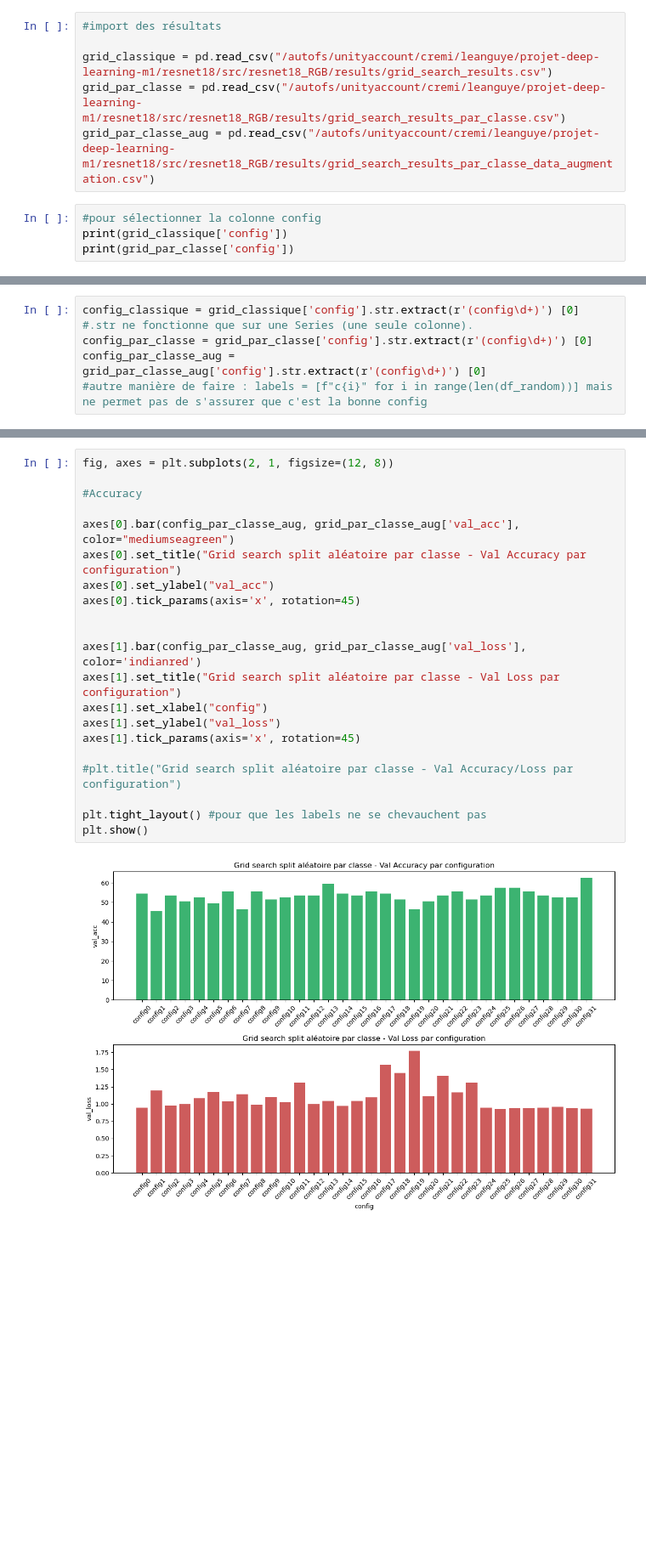
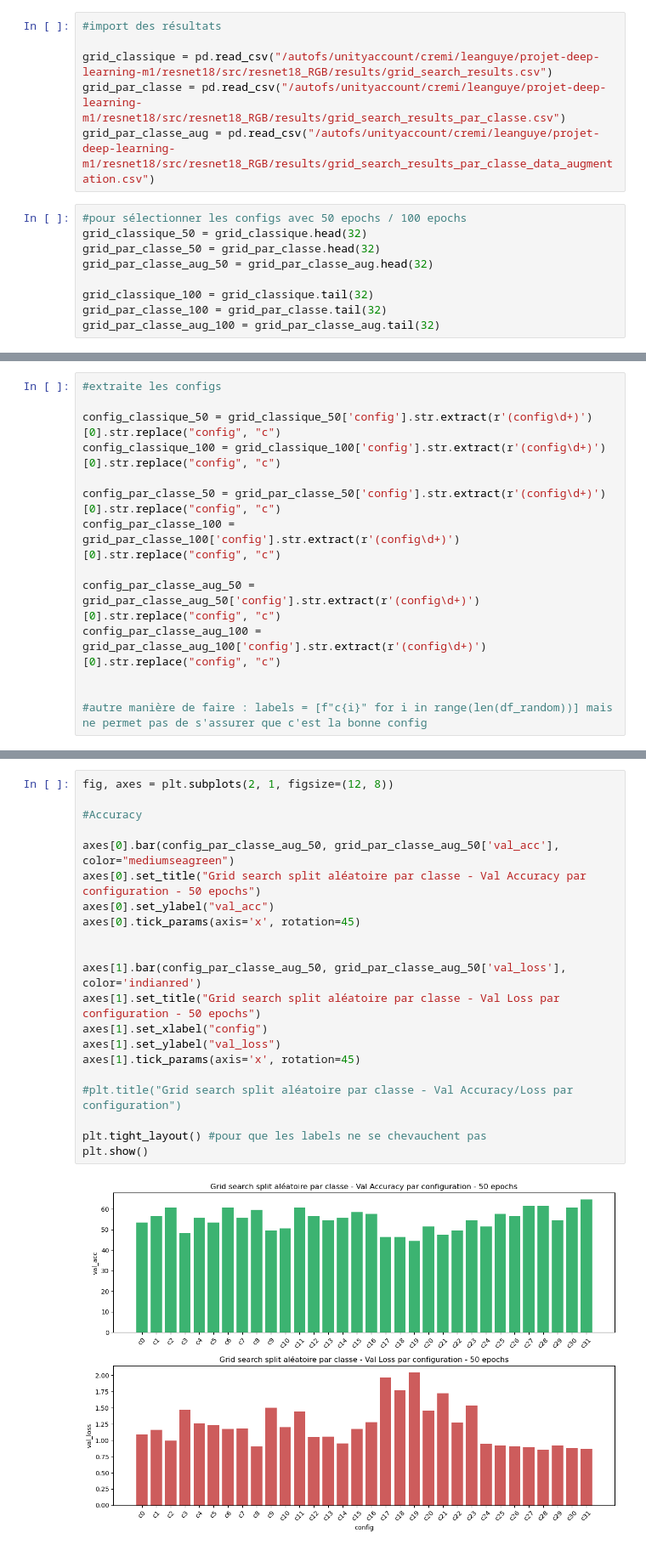
Before and after one commit to tinyhurricaneclarity/projet-deep-learning-m1, a Jupyter notebook: resnet18/src/resnet18_RGB/results/visualisation_grid_18_RGB.ipynb, the cells around one changed output, grey strips where cells are left out. Shown at 85% size. Cells and saved outputs as stored; diff of their text form; blank space fills up the shorter version.

Commit message:
visualisation

```diff
--- a/resnet18/src/resnet18_RGB/results/visualisation_grid_18_RGB.ipynb
+++ b/resnet18/src/resnet18_RGB/results/visualisation_grid_18_RGB.ipynb
@@ -12,6 +13,11 @@ grid_classique = pd.read_csv("/autofs/unityaccount/cremi/leanguye/projet-deep-le
 grid_par_classe = pd.read_csv("/autofs/unityaccount/cremi/leanguye/projet-deep-learning-m1/resnet18/src/resnet18_RGB/results/grid_search_results_par_classe.csv")
 grid_par_classe_aug = pd.read_csv("/autofs/unityaccount/cremi/leanguye/projet-deep-learning-m1/resnet18/src/resnet18_RGB/results/grid_search_results_par_classe_data_augmentation.csv")
 # %%
-#pour sélectionner la colonne config
-print(grid_classique['config'])
-print(grid_par_classe['config'])
+#pour sélectionner les configs avec 50 epochs / 100 epochs
+grid_classique_50 = grid_classique.head(32)
+grid_par_classe_50 = grid_par_classe.head(32)
+grid_par_classe_aug_50 = grid_par_classe_aug.head(32)
+
+grid_classique_100 = grid_classique.tail(32)
+grid_par_classe_100 = grid_par_classe.tail(32)
+grid_par_classe_aug_100 = grid_par_classe_aug.tail(32)
@@ -36,7 +24,16 @@ Name: config, dtype: object
 # %%
-config_classique = grid_classique['config'].str.extract(r'(config\d+)') [0] #.str ne fonctionne que sur une Series (une seule colonne).
-config_par_classe = grid_par_classe['config'].str.extract(r'(config\d+)') [0]
-config_par_classe_aug = grid_par_classe_aug['config'].str.extract(r'(config\d+)') [0]
+#extraite les configs
+
+config_classique_50 = grid_classique_50['config'].str.extract(r'(config\d+)')[0].str.replace("config", "c")
+config_classique_100 = grid_classique_100['config'].str.extract(r'(config\d+)')[0].str.replace("config", "c")
+
+config_par_classe_50 = grid_par_classe_50['config'].str.extract(r'(config\d+)') [0].str.replace("config", "c")
+config_par_classe_100 = grid_par_classe_100['config'].str.extract(r'(config\d+)') [0].str.replace("config", "c")
+
+config_par_classe_aug_50 = grid_par_classe_aug_50['config'].str.extract(r'(config\d+)') [0].str.replace("config", "c")
+config_par_classe_aug_100 = grid_par_classe_aug_100['config'].str.extract(r'(config\d+)') [0].str.replace("config", "c")
+
+
 #autre manière de faire : labels = [f"c{i}" for i in range(len(df_random))] mais ne permet pas de s'assurer que c'est la bonne config
 # %%
 fig, axes = plt.subplots(2, 1, figsize=(12, 8))
@@ -88,23 +197,23 @@ plt.show()
 # %%
 fig, axes = plt.subplots(2, 1, figsize=(12, 8))
 
 #Accuracy
 
-axes[0].bar(config_par_classe_aug, grid_par_classe_aug['val_acc'], color="mediumseagreen")
-axes[0].set_title("Grid search split aléatoire par classe - Val Accuracy par configuration")
+axes[0].bar(config_par_classe_aug_50, grid_par_classe_aug_50['val_acc'], color="mediumseagreen")
+axes[0].set_title("Grid search split aléatoire par classe - Val Accuracy par configuration - 50 epochs")
 axes[0].set_ylabel("val_acc")
 axes[0].tick_params(axis='x', rotation=45)
 
 
-axes[1].bar(config_par_classe_aug, grid_par_classe_aug['val_loss'], color='indianred')
-axes[1].set_title("Grid search split aléatoire par classe - Val Loss par configuration")
+axes[1].bar(config_par_classe_aug_50, grid_par_classe_aug_50['val_loss'], color='indianred')
+axes[1].set_title("Grid search split aléatoire par classe - Val Loss par configuration - 50 epochs")
 axes[1].set_xlabel("config")
 axes[1].set_ylabel("val_loss")
 axes[1].tick_params(axis='x', rotation=45)
 
 #plt.title("Grid search split aléatoire par classe - Val Accuracy/Loss par configuration")
 
 plt.tight_layout() #pour que les labels ne se chevauchent pas
 plt.show()
 # %% [output]
-[figure, old version]
+[figure, new version]
```
Also changed, not shown: parts of 19 cells of this notebook, 40 other files.
